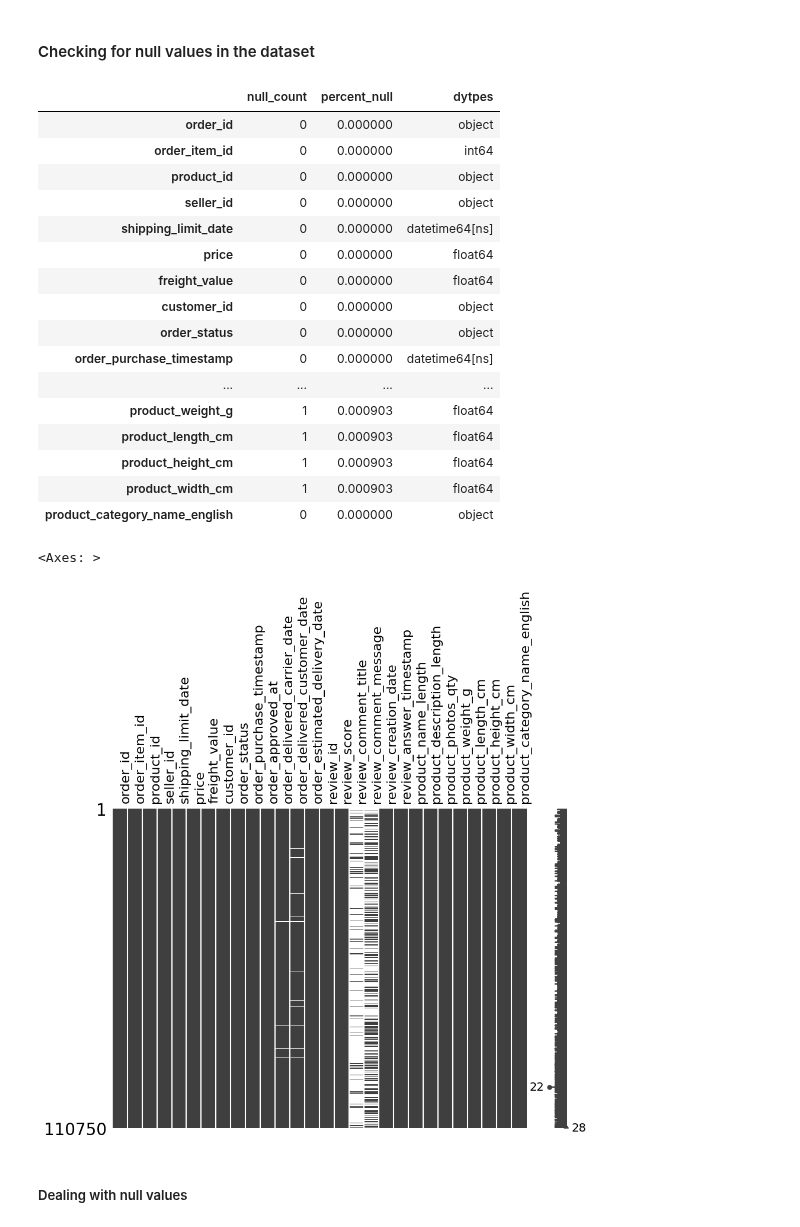
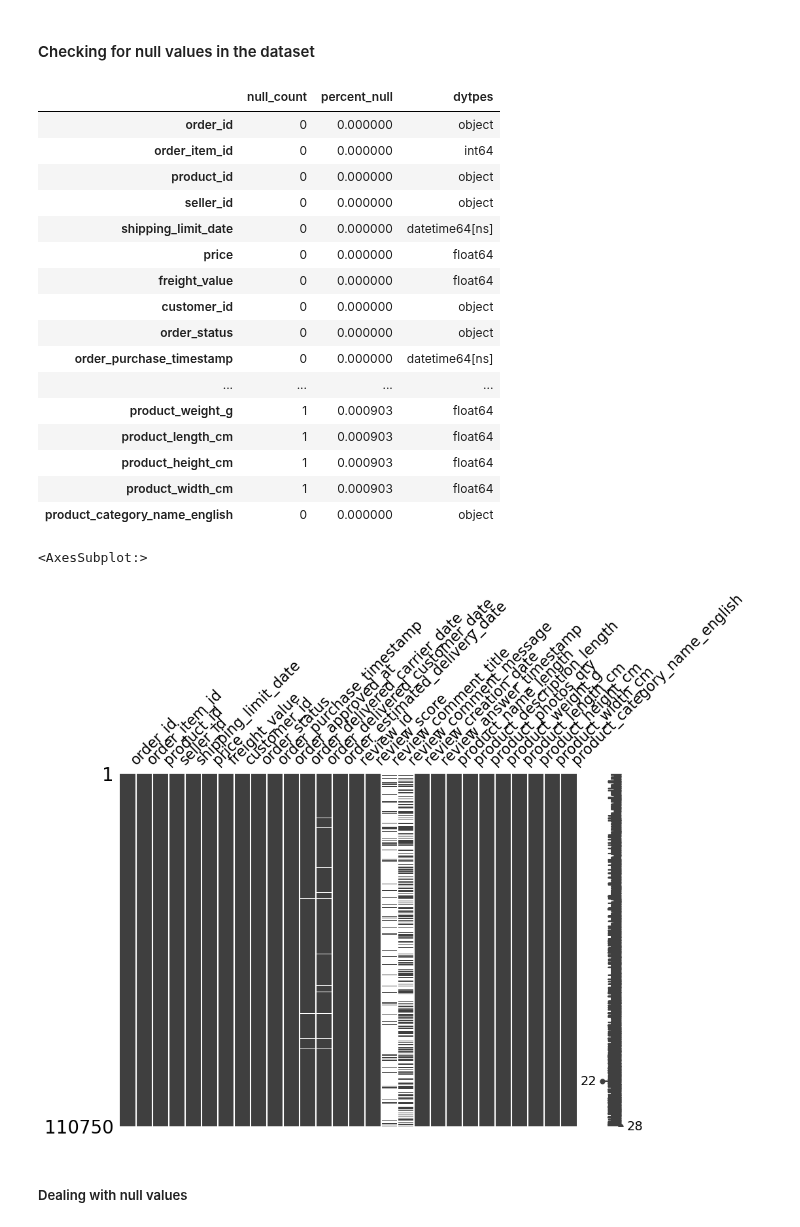
Before and after one commit to RuizLorenzoChavez/price-optimization-ML, a Jupyter notebook: main.ipynb, the cells around one changed output. Saved outputs shown, nothing was run; the diff lists cells and outputs as text; code cells hidden in the pictures.

```diff
--- a/main.ipynb
+++ b/main.ipynb
@@ -255,37 +255,36 @@ def column_eval(df) -> pd.DataFrame:
     column_dtypes = df.dtypes
 
     null_dataframe = pd.DataFrame(data={"null_count": null_count,
                                         "percent_null": percent_null,
                                         "dytpes": column_dtypes},
                                   index=df.columns)
     return null_dataframe
 
 transactions_eval = column_eval(transactions_df)
 display(transactions_eval)
 display(msno.matrix(transactions_df,
-                    figsize=(10,7),
-                    label_rotation=90)
+                    figsize=(10,7))
         )
 # %% [output]
 |  | null_count | percent_null | dytpes |
 | order_id | 0 | 0.000000 | object |
 | order_item_id | 0 | 0.000000 | int64 |
 | product_id | 0 | 0.000000 | object |
 | seller_id | 0 | 0.000000 | object |
 | shipping_limit_date | 0 | 0.000000 | datetime64[ns] |
 | price | 0 | 0.000000 | float64 |
 | freight_value | 0 | 0.000000 | float64 |
 | customer_id | 0 | 0.000000 | object |
 | order_status | 0 | 0.000000 | object |
 | order_purchase_timestamp | 0 | 0.000000 | datetime64[ns] |
 | ... | ... | ... | ... |
 | product_weight_g | 1 | 0.000903 | float64 |
 | product_length_cm | 1 | 0.000903 | float64 |
 | product_height_cm | 1 | 0.000903 | float64 |
 | product_width_cm | 1 | 0.000903 | float64 |
 | product_category_name_english | 0 | 0.000000 | object |
-<Axes: >
+<AxesSubplot:>
-[figure, old version]
+[figure, new version]
 # %% [markdown]
 ##### Dealing with null values
 # %%
```
Also changed, not shown: parts of 16 cells of this notebook.
